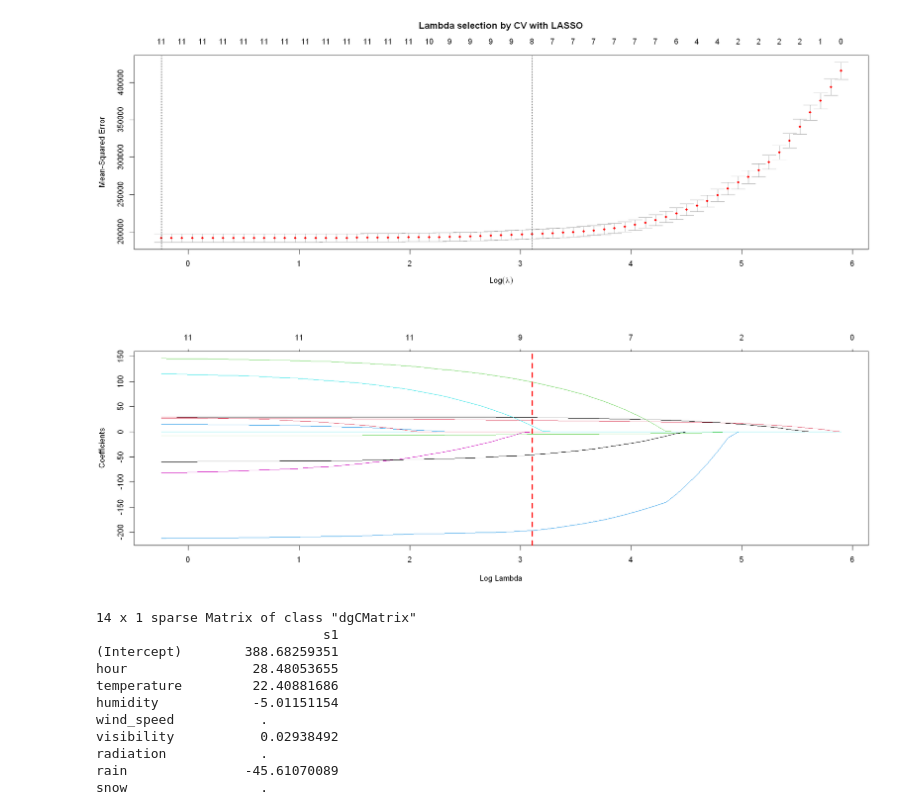
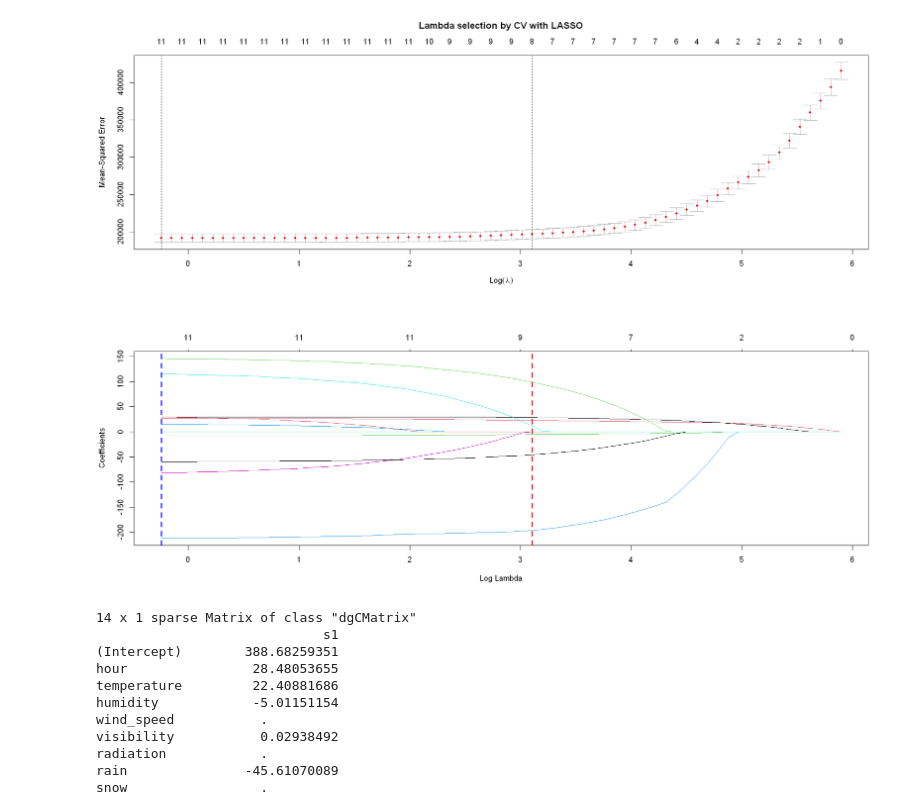
Before and after one commit to omertahi/STAT301-Project, a Jupyter notebook: Final Report.ipynb, the cells around one changed output. Saved outputs shown, nothing was run; the diff lists cells and outputs as text; code cells hidden in the pictures.

```diff
--- a/Final Report.ipynb
+++ b/Final Report.ipynb
@@ -374,9 +379,10 @@ plot(cv_lambda_LASSO, main = "Lambda selection by CV with LASSO\n\n")
 [figure]
 # %%
 plot(cv_lambda_LASSO$glmnet.fit, "lambda")
+abline(v = log(cv_lambda_LASSO$lambda.min), col = "blue", lwd = 3, lty = 2)
 abline(v = log(cv_lambda_LASSO$lambda.1se), col = "red", lwd = 3, lty = 2)
 # %% [output]
-[figure, old version]
+[figure, new version]
 # %%
 coef(cv_lambda_LASSO)
 # %% [output]
```
Also changed, not shown: parts of 5 cells of this notebook.
